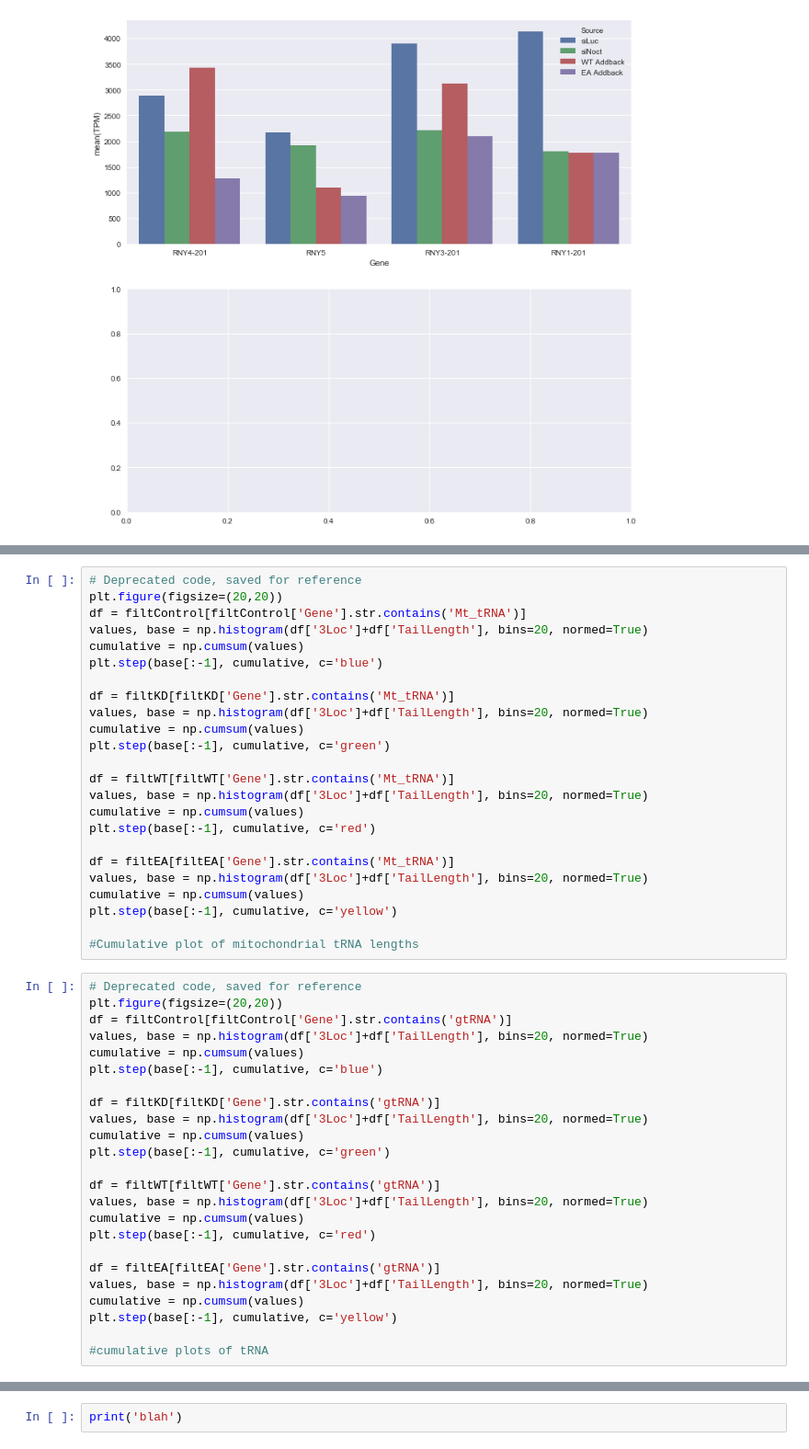
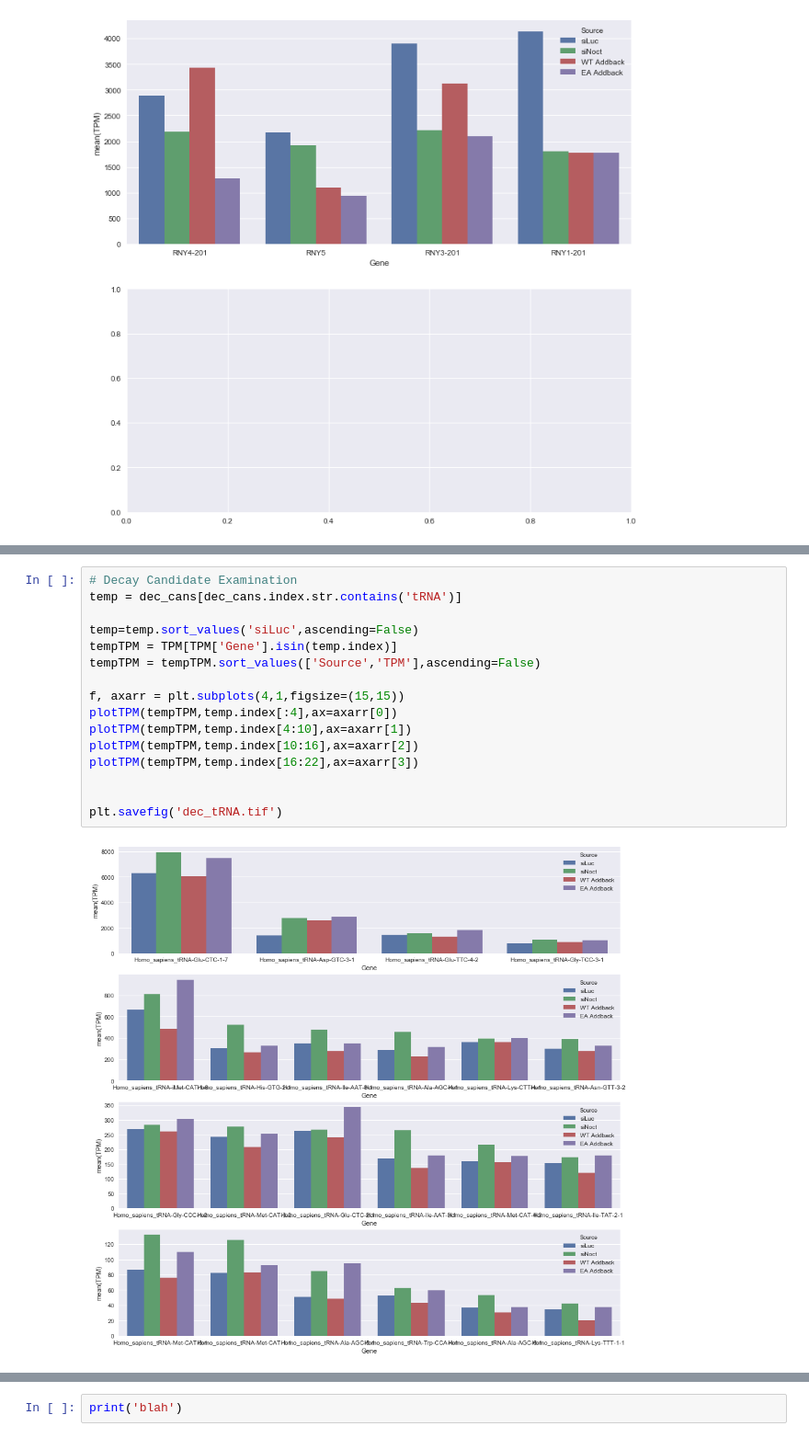
Before and after one commit to TimNicholsonShaw/AnOThER-Seq, a Jupyter notebook: notebooks/nocturnin.ipynb, the cells around one changed output, grey strips where cells are left out. Shown: that part at 92% size. Drawn from its saved outputs; the diff is of its cells as text.

```diff
--- a/notebooks/nocturnin.ipynb
+++ b/notebooks/nocturnin.ipynb
@@ -412,48 +396,18 @@ len(dec_cans[dec_cans.index.str.contains('RNU')])
-# %%
-# Deprecated code, saved for reference
-plt.figure(figsize=(20,20))
-df = filtControl[filtControl['Gene'].str.contains('Mt_tRNA')]
-values, base = np.histogram(df['3Loc']+df['TailLength'], bins=20, normed=True)
-cumulative = np.cumsum(values)
-plt.step(base[:-1], cumulative, c='blue')
-
-df = filtKD[filtKD['Gene'].str.contains('Mt_tRNA')]
-values, base = np.histogram(df['3Loc']+df['TailLength'], bins=20, normed=True)
-cumulative = np.cumsum(values)
-plt.step(base[:-1], cumulative, c='green')
-
-df = filtWT[filtWT['Gene'].str.contains('Mt_tRNA')]
-values, base = np.histogram(df['3Loc']+df['TailLength'], bins=20, normed=True)
-cumulative = np.cumsum(values)
-plt.step(base[:-1], cumulative, c='red')
-
-df = filtEA[filtEA['Gene'].str.contains('Mt_tRNA')]
-values, base = np.histogram(df['3Loc']+df['TailLength'], bins=20, normed=True)
-cumulative = np.cumsum(values)
-plt.step(base[:-1], cumulative, c='yellow')
-
-#Cumulative plot of mitochondrial tRNA lengths
-# %%
-# Deprecated code, saved for reference
-plt.figure(figsize=(20,20))
-df = filtControl[filtControl['Gene'].str.contains('gtRNA')]
-values, base = np.histogram(df['3Loc']+df['TailLength'], bins=20, normed=True)
-cumulative = np.cumsum(values)
-plt.step(base[:-1], cumulative, c='blue')
-
-df = filtKD[filtKD['Gene'].str.contains('gtRNA')]
-values, base = np.histogram(df['3Loc']+df['TailLength'], bins=20, normed=True)
-cumulative = np.cumsum(values)
-plt.step(base[:-1], cumulative, c='green')
-
-df = filtWT[filtWT['Gene'].str.contains('gtRNA')]
-values, base = np.histogram(df['3Loc']+df['TailLength'], bins=20, normed=True)
-cumulative = np.cumsum(values)
-plt.step(base[:-1], cumulative, c='red')
-
-df = filtEA[filtEA['Gene'].str.contains('gtRNA')]
-values, base = np.histogram(df['3Loc']+df['TailLength'], bins=20, normed=True)
-cumulative = np.cumsum(values)
-plt.step(base[:-1], cumulative, c='yellow')
-
-#cumulative plots of tRNA
+# %%
+# Decay Candidate Examination
+temp = dec_cans[dec_cans.index.str.contains('tRNA')]
+
+temp=temp.sort_values('siLuc',ascending=False)
+tempTPM = TPM[TPM['Gene'].isin(temp.index)]
+tempTPM = tempTPM.sort_values(['Source','TPM'],ascending=False)
+
+f, axarr = plt.subplots(4,1,figsize=(15,15))
+plotTPM(tempTPM,temp.index[:4],ax=axarr[0])
+plotTPM(tempTPM,temp.index[4:10],ax=axarr[1])
+plotTPM(tempTPM,temp.index[10:16],ax=axarr[2])
+plotTPM(tempTPM,temp.index[16:22],ax=axarr[3])
+
+
+plt.savefig('dec_tRNA.tif')
+# %% [output]
+[figure, added]
```
Also changed, not shown: parts of 10 cells of this notebook.
